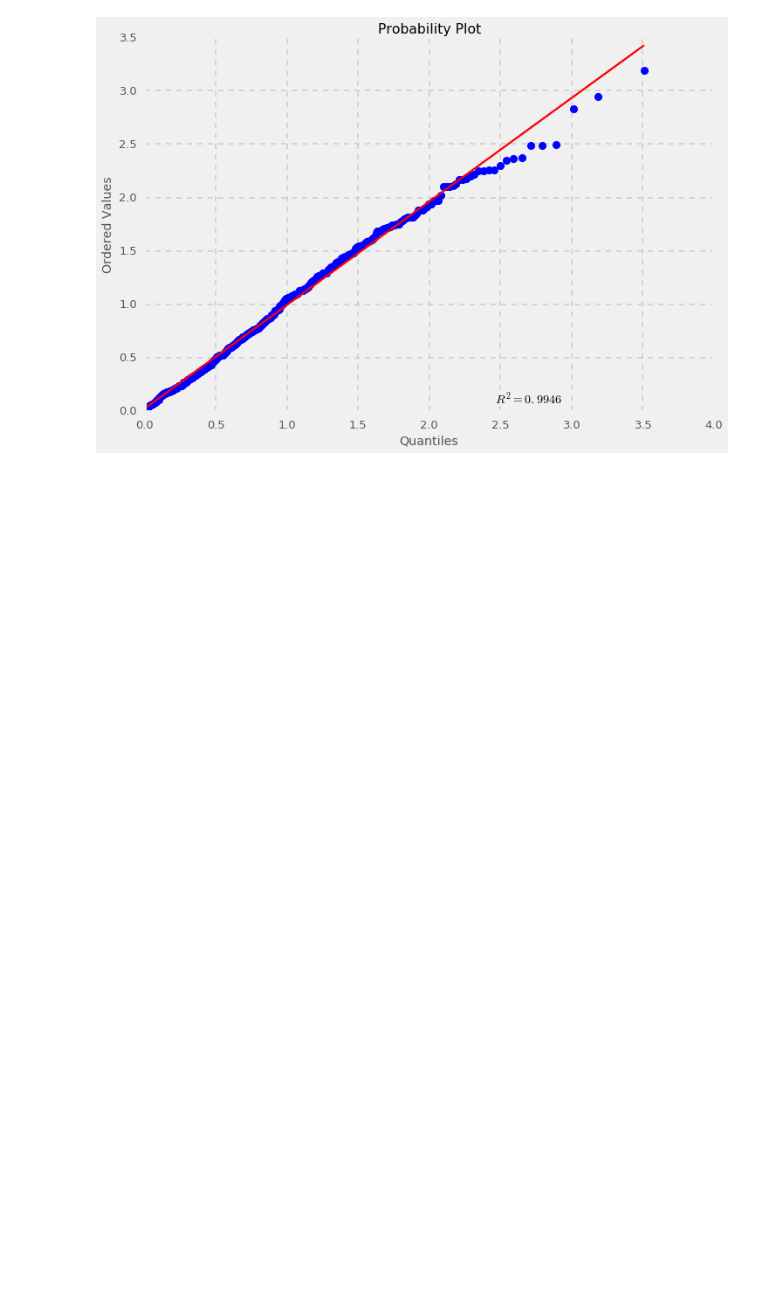
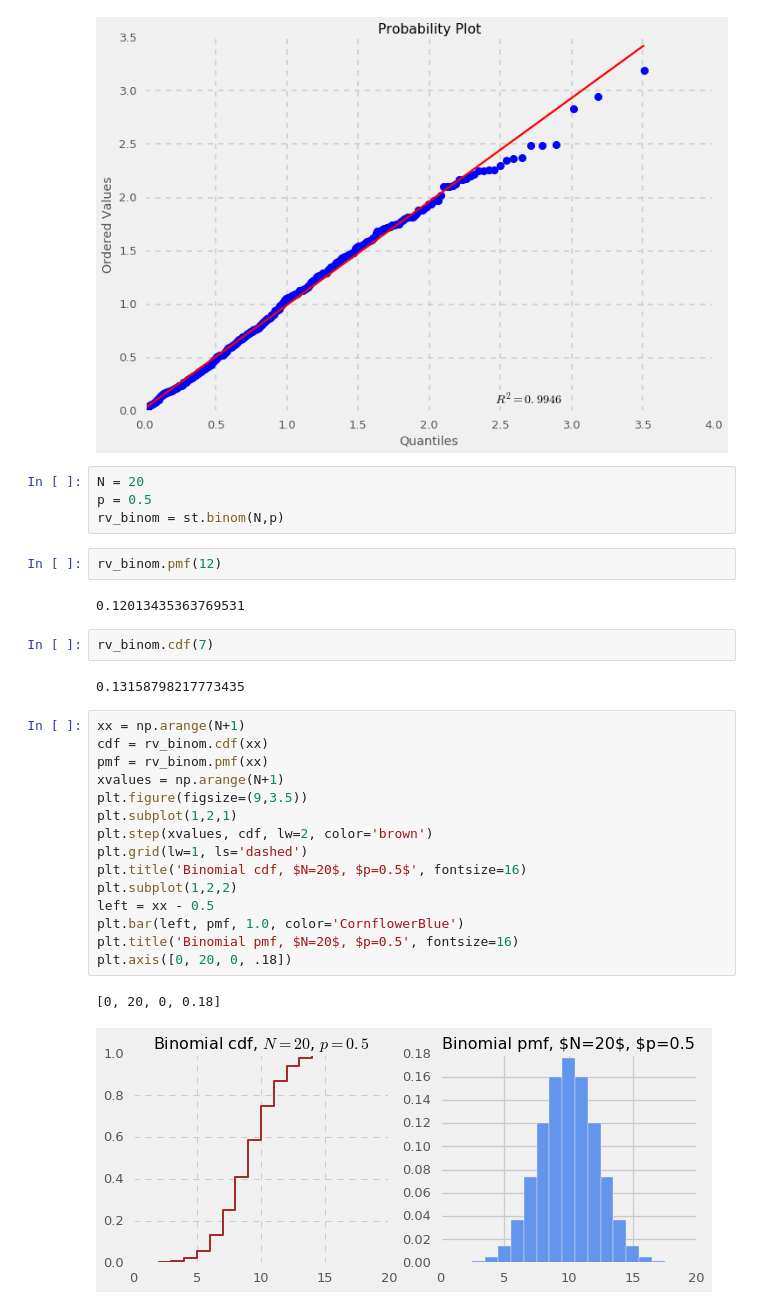
Before and after one commit to doolingdavid/Mastering-Python-Data-Analysis, a Jupyter notebook: learning.ipynb, the cells around one changed output. Saved outputs shown, nothing was run; the diff lists cells and outputs as text; blank space fills up the shorter version.

```diff
--- a/learning.ipynb
+++ b/learning.ipynb
@@ -639,3 +639,33 @@ st.probplot(weib_variates, dist=stats.weibull_min(beta,scale=eta), plot=plt)
 plt.grid(lw=1.5, ls='dashed')
 # %% [output]
 [figure]
+# %%
+N = 20
+p = 0.5
+rv_binom = st.binom(N,p)
+# %%
+rv_binom.pmf(12)
+# %% [output]
+0.12013435363769531
+# %%
+rv_binom.cdf(7)
+# %% [output]
+0.13158798217773435
+# %%
+xx = np.arange(N+1)
+cdf = rv_binom.cdf(xx)
+pmf = rv_binom.pmf(xx)
+xvalues = np.arange(N+1)
+plt.figure(figsize=(9,3.5))
+plt.subplot(1,2,1)
+plt.step(xvalues, cdf, lw=2, color='brown')
+plt.grid(lw=1, ls='dashed')
+plt.title('Binomial cdf, $N=20$, $p=0.5$', fontsize=16)
+plt.subplot(1,2,2)
+left = xx - 0.5
+plt.bar(left, pmf, 1.0, color='CornflowerBlue')
+plt.title('Binomial pmf, $N=20$, $p=0.5', fontsize=16)
+plt.axis([0, 20, 0, .18])
+# %% [output]
+[0, 20, 0, 0.18]
+[figure, added]
```
